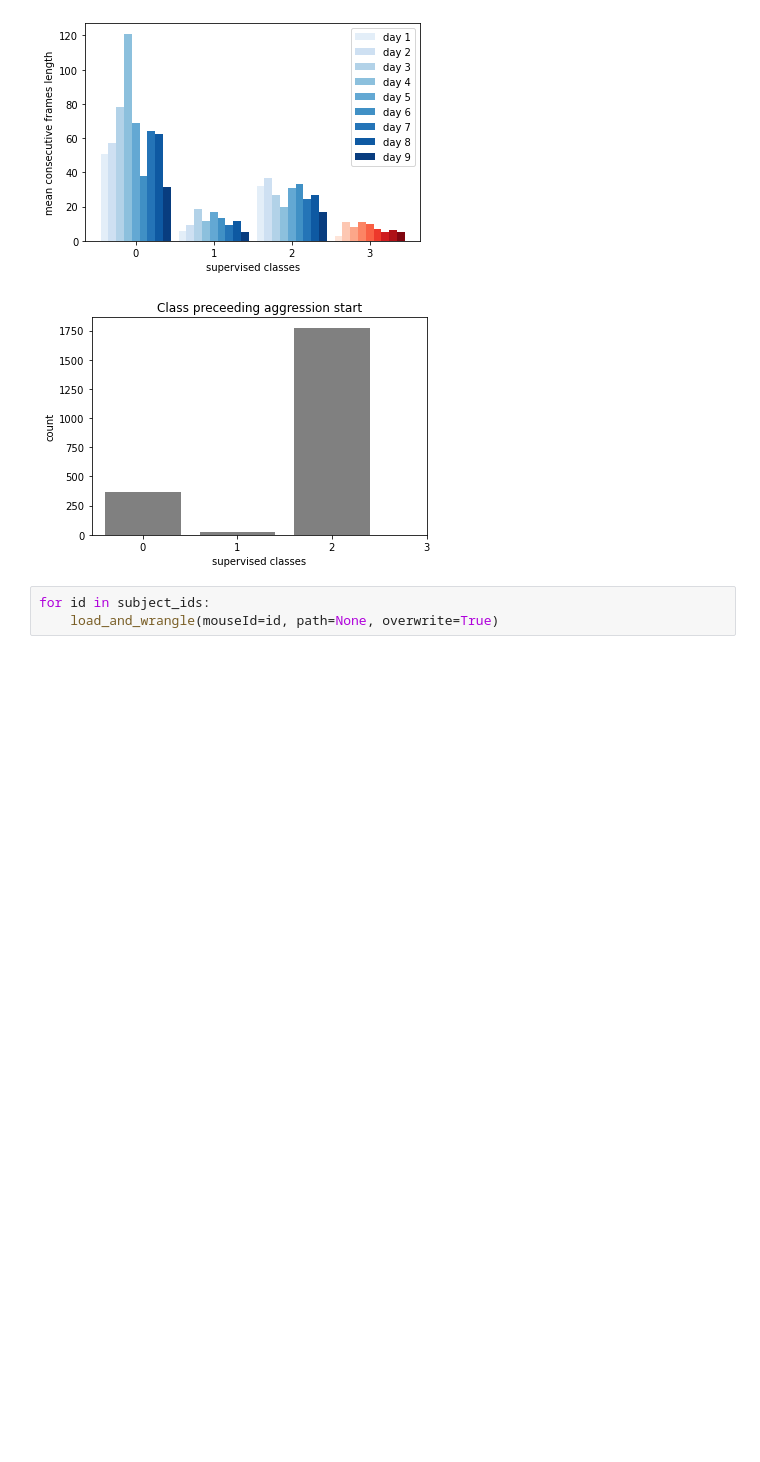
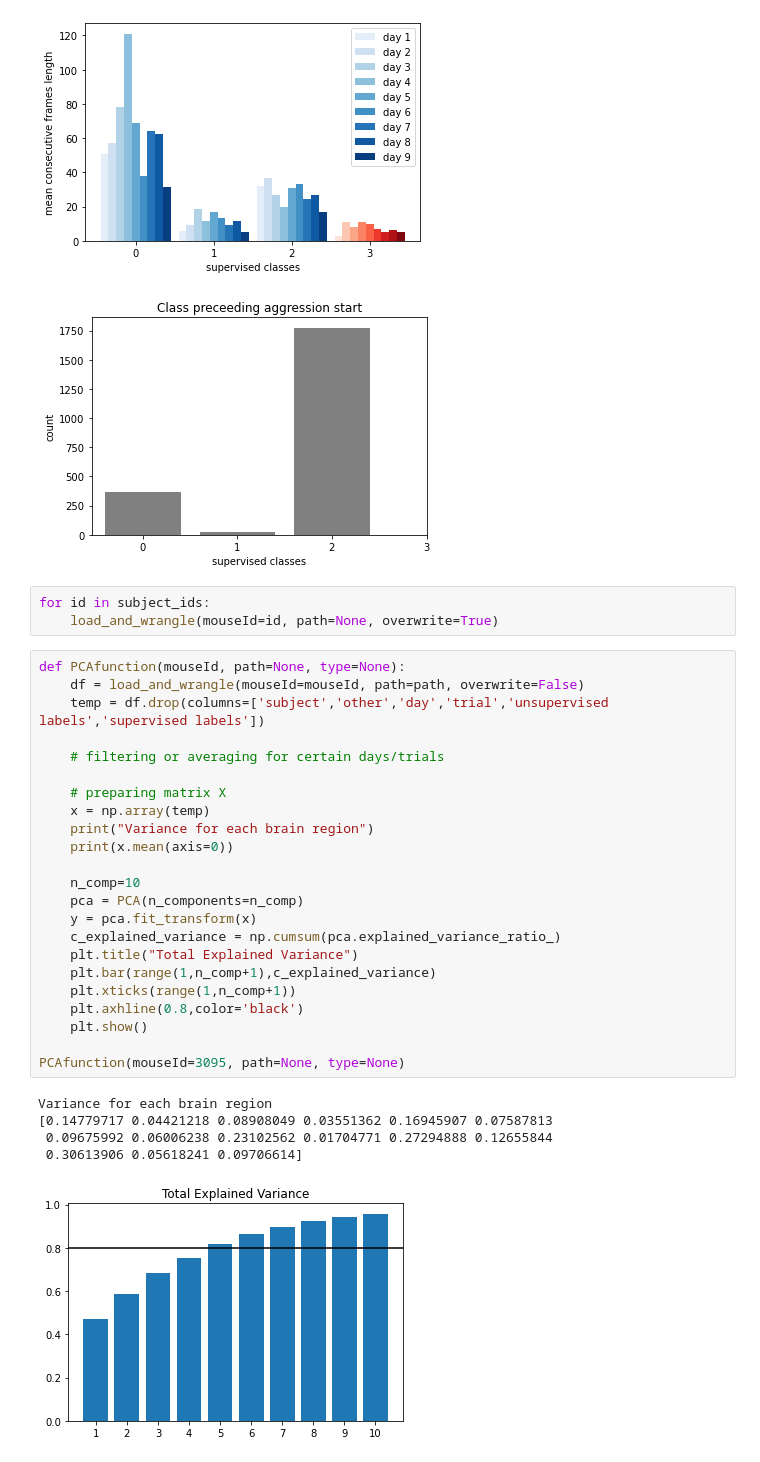
Before and after one commit to lenca56/Falkner_Multi-region_Aggression, a Jupyter notebook: code/ExploratoryAnalysis.ipynb, the cells around one changed output. Saved outputs shown, nothing was run; the diff lists cells and outputs as text; blank space fills up the shorter version.

```diff
--- a/code/ExploratoryAnalysis.ipynb
+++ b/code/ExploratoryAnalysis.ipynb
@@ -74,3 +74,32 @@ behaviorDistributions(mouseId=3095,path=None,type='supervised')
 # %%
 for id in subject_ids:
     load_and_wrangle(mouseId=id, path=None, overwrite=True)
+# %%
+def PCAfunction(mouseId, path=None, type=None):
+    df = load_and_wrangle(mouseId=mouseId, path=path, overwrite=False)
+    temp = df.drop(columns=['subject','other','day','trial','unsupervised labels','supervised labels'])
+
+    # filtering or averaging for certain days/trials
+
+    # preparing matrix X
+    x = np.array(temp)
+    print("Variance for each brain region")
+    print(x.mean(axis=0))
+
+    n_comp=10
+    pca = PCA(n_components=n_comp)
+    y = pca.fit_transform(x)
+    c_explained_variance = np.cumsum(pca.explained_variance_ratio_)
+    plt.title("Total Explained Variance")
+    plt.bar(range(1,n_comp+1),c_explained_variance)
+    plt.xticks(range(1,n_comp+1))
+    plt.axhline(0.8,color='black')
+    plt.show()
+
+PCAfunction(mouseId=3095, path=None, type=None)
+# %% [output]
+Variance for each brain region
+[0.14779717 0.04421218 0.08908049 0.03551362 0.16945907 0.07587813
+ 0.09675992 0.06006238 0.23102562 0.01704771 0.27294888 0.12655844
+ 0.30613906 0.05618241 0.09706614]
+[figure, added]
```
